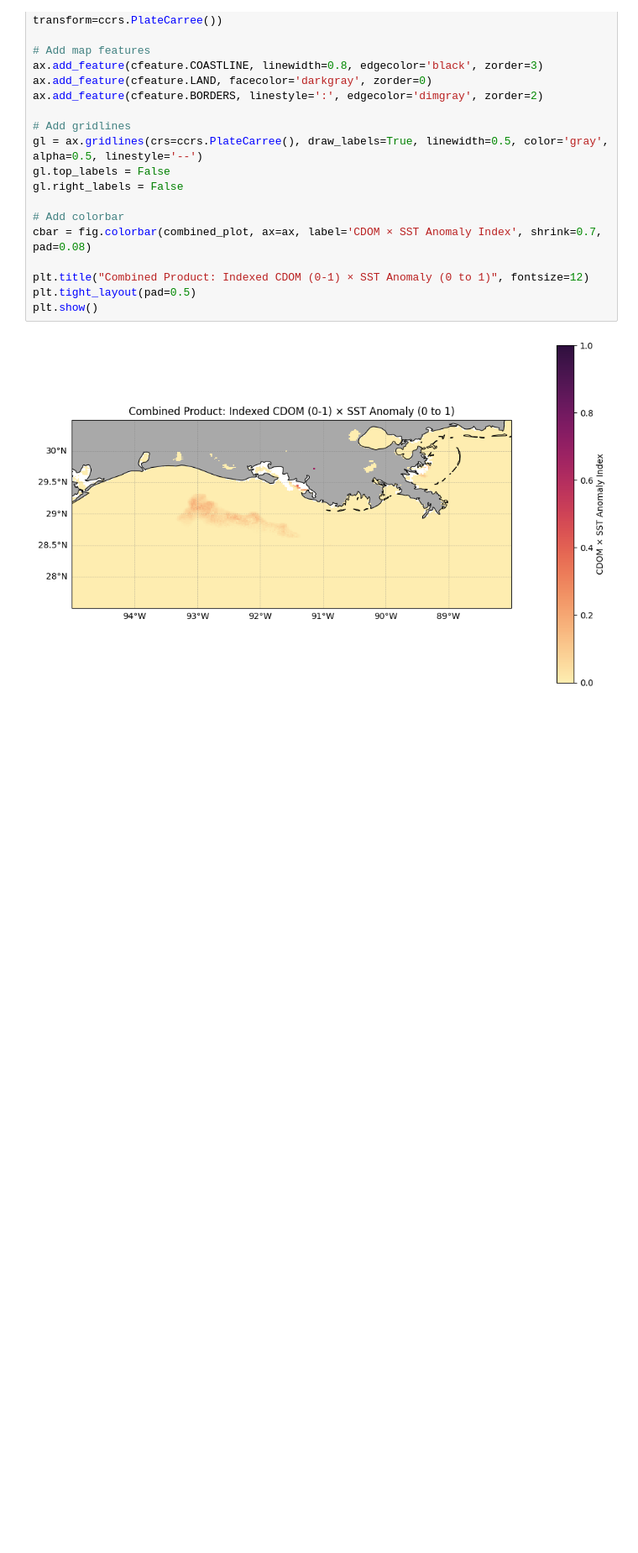
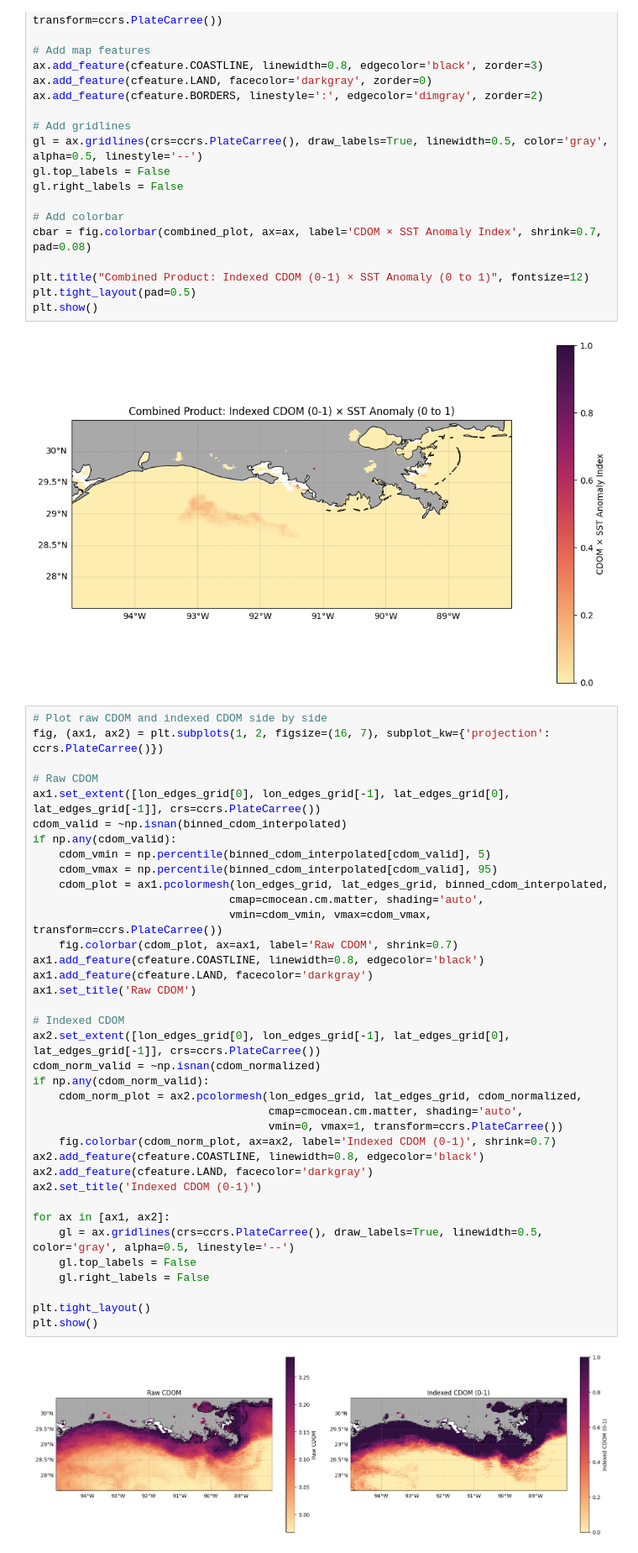
Before and after one commit to makaip/nasa-murep-local, a Jupyter notebook: cdom_sst/test_cdomsstanom.ipynb, the cells around one changed output. Shown at 84% size. Drawn from its saved outputs; the diff is of its cells as text; blank space fills up the shorter version.

```diff
--- a/cdom_sst/test_cdomsstanom.ipynb
+++ b/cdom_sst/test_cdomsstanom.ipynb
@@ -384,3 +339,42 @@ plt.tight_layout(pad=0.5)
 plt.show()
 # %% [output]
 [figure]
+# %%
+# Plot raw CDOM and indexed CDOM side by side
+fig, (ax1, ax2) = plt.subplots(1, 2, figsize=(16, 7), subplot_kw={'projection': ccrs.PlateCarree()})
+
+# Raw CDOM
+ax1.set_extent([lon_edges_grid[0], lon_edges_grid[-1], lat_edges_grid[0], lat_edges_grid[-1]], crs=ccrs.PlateCarree())
+cdom_valid = ~np.isnan(binned_cdom_interpolated)
+if np.any(cdom_valid):
+    cdom_vmin = np.percentile(binned_cdom_interpolated[cdom_valid], 5)
+    cdom_vmax = np.percentile(binned_cdom_interpolated[cdom_valid], 95)
+    cdom_plot = ax1.pcolormesh(lon_edges_grid, lat_edges_grid, binned_cdom_interpolated,
+                              cmap=cmocean.cm.matter, shading='auto',
+                              vmin=cdom_vmin, vmax=cdom_vmax, transform=ccrs.PlateCarree())
+    fig.colorbar(cdom_plot, ax=ax1, label='Raw CDOM', shrink=0.7)
+ax1.add_feature(cfeature.COASTLINE, linewidth=0.8, edgecolor='black')
+ax1.add_feature(cfeature.LAND, facecolor='darkgray')
+ax1.set_title('Raw CDOM')
+
+# Indexed CDOM
+ax2.set_extent([lon_edges_grid[0], lon_edges_grid[-1], lat_edges_grid[0], lat_edges_grid[-1]], crs=ccrs.PlateCarree())
+cdom_norm_valid = ~np.isnan(cdom_normalized)
+if np.any(cdom_norm_valid):
+    cdom_norm_plot = ax2.pcolormesh(lon_edges_grid, lat_edges_grid, cdom_normalized,
+                                    cmap=cmocean.cm.matter, shading='auto',
+                                    vmin=0, vmax=1, transform=ccrs.PlateCarree())
+    fig.colorbar(cdom_norm_plot, ax=ax2, label='Indexed CDOM (0-1)', shrink=0.7)
+ax2.add_feature(cfeature.COASTLINE, linewidth=0.8, edgecolor='black')
+ax2.add_feature(cfeature.LAND, facecolor='darkgray')
+ax2.set_title('Indexed CDOM (0-1)')
+
+for ax in [ax1, ax2]:
+    gl = ax.gridlines(crs=ccrs.PlateCarree(), draw_labels=True, linewidth=0.5, color='gray', alpha=0.5, linestyle='--')
+    gl.top_labels = False
+    gl.right_labels = False
+
+plt.tight_layout()
+plt.show()
+# %% [output]
+[figure, added]
```
Also changed, not shown: parts of 4 cells of this notebook, 3 other files.
